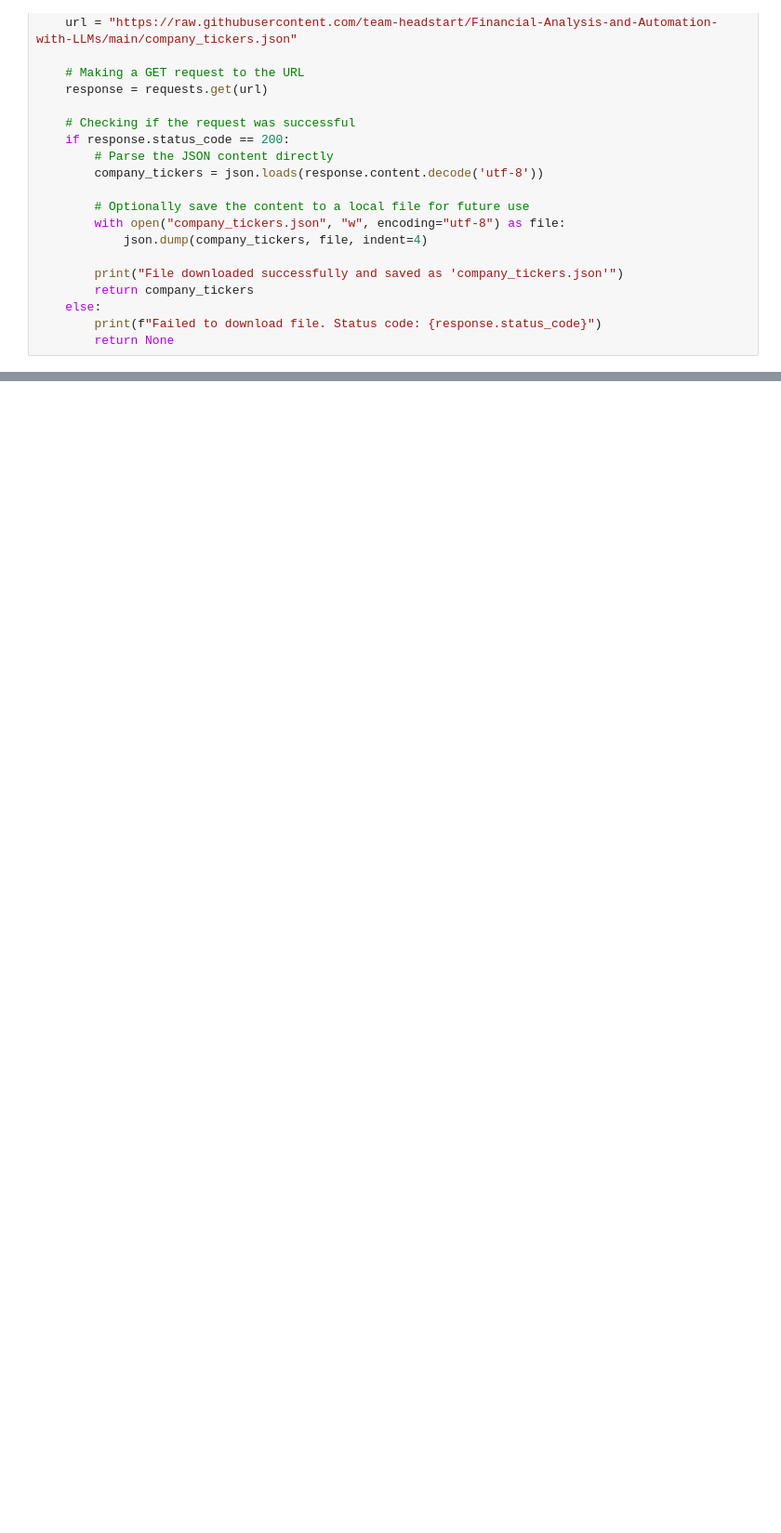
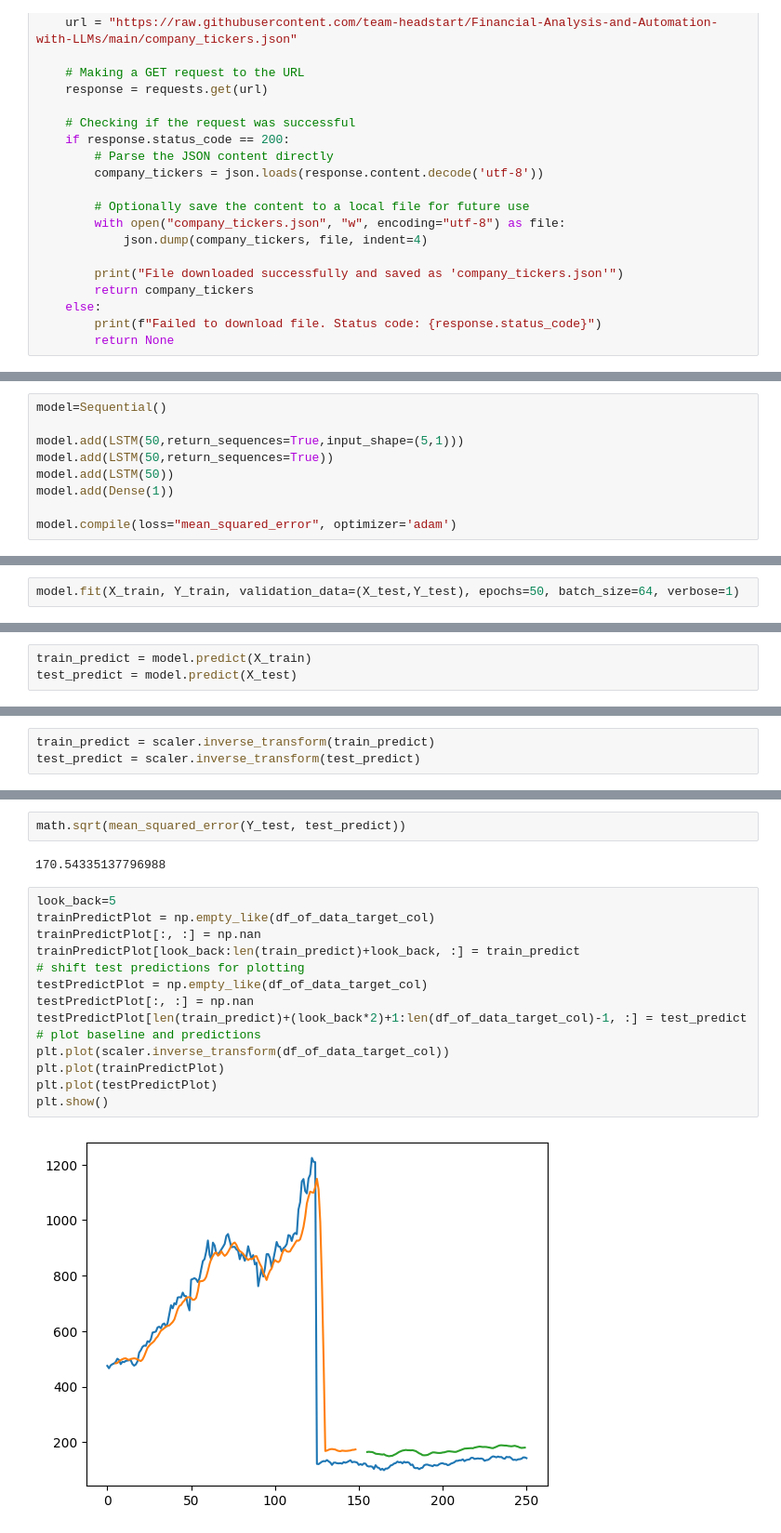
Before and after one commit to venomeh/Financial-Analysis-Automation, a Jupyter notebook: Financial_Analysis_&_Automation.ipynb, the cells around one changed output, grey strips where cells are left out. Shown: that part at 93% size. Saved outputs shown, nothing was run; the diff lists cells and outputs as text; blank space fills up the shorter version.

Commit message:
Model prediction with EODHD - draft 1

```diff
--- a/Financial_Analysis_&_Automation.ipynb
+++ b/Financial_Analysis_&_Automation.ipynb
@@ -146,0 +283,9 @@ print(data)
+# %%
+model=Sequential()
+
+model.add(LSTM(50,return_sequences=True,input_shape=(5,1)))
+model.add(LSTM(50,return_sequences=True))
+model.add(LSTM(50))
+model.add(Dense(1))
+
+model.compile(loss="mean_squared_error", optimizer='adam')
@@ -146,0 +310,2 @@ print(data)
+# %%
+model.fit(X_train, Y_train, validation_data=(X_test,Y_test), epochs=50, batch_size=64, verbose=1)
@@ -146,0 +333,3 @@ print(data)
+# %%
+train_predict = model.predict(X_train)
+test_predict = model.predict(X_test)
@@ -146,0 +341,3 @@ print(data)
+# %%
+train_predict = scaler.inverse_transform(train_predict)
+test_predict = scaler.inverse_transform(test_predict)
@@ -146,0 +352,20 @@ print(data)
+# %%
+math.sqrt(mean_squared_error(Y_test, test_predict))
+# %% [output]
+170.54335137796988
+# %%
+look_back=5
+trainPredictPlot = np.empty_like(df_of_data_target_col)
+trainPredictPlot[:, :] = np.nan
+trainPredictPlot[look_back:len(train_predict)+look_back, :] = train_predict
+# shift test predictions for plotting
+testPredictPlot = np.empty_like(df_of_data_target_col)
+testPredictPlot[:, :] = np.nan
+testPredictPlot[len(train_predict)+(look_back*2)+1:len(df_of_data_target_col)-1, :] = test_predict
+# plot baseline and predictions
+plt.plot(scaler.inverse_transform(df_of_data_target_col))
+plt.plot(trainPredictPlot)
+plt.plot(testPredictPlot)
+plt.show()
+# %% [output]
+[figure, added]
```
Also changed, not shown: parts of 56 cells of this notebook.
